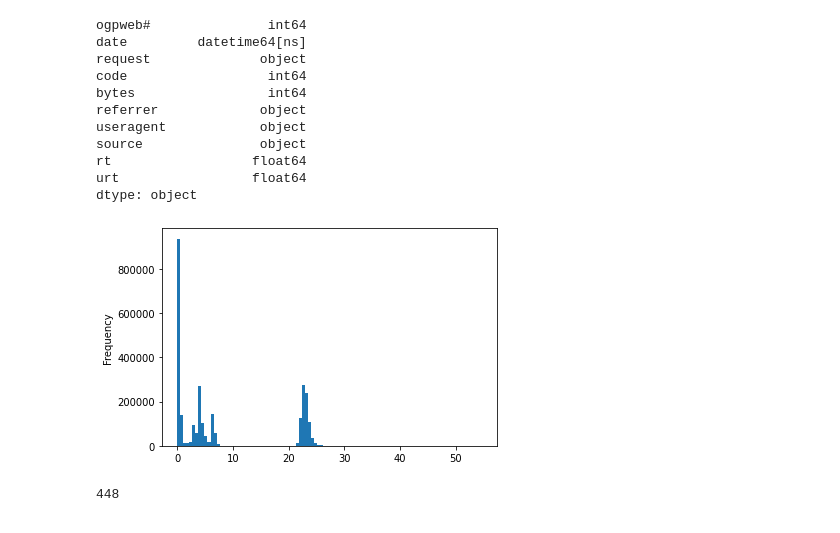
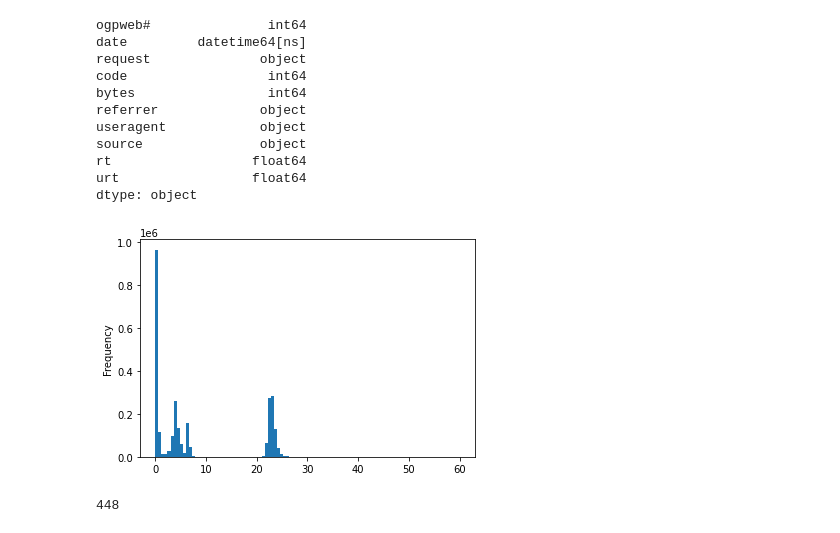
Before and after one commit to wardi/issue, a Jupyter notebook: analysis.ipynb, the cells around one changed output. Saved outputs shown, nothing was run; the diff lists cells and outputs as text; code cells hidden in the pictures.

```diff
--- a/analysis.ipynb
+++ b/analysis.ipynb
@@ -17,9 +17,9 @@ rt                  float64
 urt                 float64
 dtype: object
 # %%
-ax = df['urt'].plot.hist(bins=100)
+ax = df['urt'].plot.hist(bins=100, range=[0,60])
 # %% [output]
-[figure, old version]
+[figure, new version]
 # %%
 def bucket(r):
     r = r.rsplit('HTTP/')[0].split('GET ')[-1]
```
Also changed, not shown: parts of 15 cells of this notebook.
